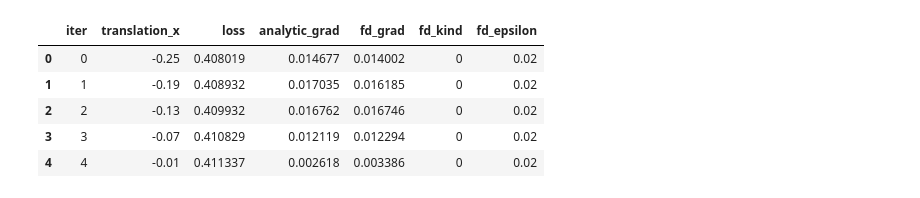
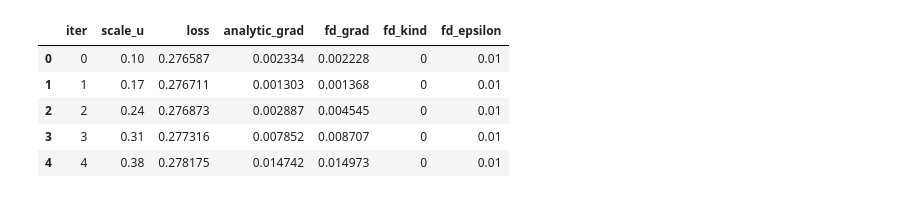
Before and after one commit to M-Gjerde/DifferentiablePointRendering, a Jupyter notebook: python/finite_difference/notebook_scatter.ipynb, the cells around one changed output. Cells and saved outputs as stored; diff of their text form; code cells hidden in the pictures.

```diff
--- a/python/finite_difference/notebook_scatter.ipynb
+++ b/python/finite_difference/notebook_scatter.ipynb
@@ -1,31 +1,31 @@
 # %%
 import pandas as pd
 from pathlib import Path
 
 test = "0"
 index = "2"
-parameter= "translation_x"
+parameter= "scale_u"
 scene = "cornell"
 camera = "camera1"
 csv_path = Path(f"Output/{scene}/{parameter}/{index}/{test}/{camera}_{parameter}_sweep.csv")
 
 if not csv_path.exists():
     raise FileNotFoundError(f"CSV file not found: {csv_path}")
 
 df = pd.read_csv(csv_path)
 
 required_columns = {f"{parameter}", "loss", "analytic_grad", "fd_grad"}
 if not required_columns.issubset(df.columns):
     raise RuntimeError(f"CSV must contain columns: {required_columns}")
 
 df.head()
 # %% [output]
-|  | iter | translation_x | loss | analytic_grad | fd_grad | fd_kind | fd_epsilon |
-| 0 | 0 | -0.25 | 0.408019 | 0.014677 | 0.014002 | 0 | 0.02 |
-| 1 | 1 | -0.19 | 0.408932 | 0.017035 | 0.016185 | 0 | 0.02 |
-| 2 | 2 | -0.13 | 0.409932 | 0.016762 | 0.016746 | 0 | 0.02 |
-| 3 | 3 | -0.07 | 0.410829 | 0.012119 | 0.012294 | 0 | 0.02 |
-| 4 | 4 | -0.01 | 0.411337 | 0.002618 | 0.003386 | 0 | 0.02 |
+|  | iter | scale_u | loss | analytic_grad | fd_grad | fd_kind | fd_epsilon |
+| 0 | 0 | 0.10 | 0.276587 | 0.002334 | 0.002228 | 0 | 0.01 |
+| 1 | 1 | 0.17 | 0.276711 | 0.001303 | 0.001368 | 0 | 0.01 |
+| 2 | 2 | 0.24 | 0.276873 | 0.002887 | 0.004545 | 0 | 0.01 |
+| 3 | 3 | 0.31 | 0.277316 | 0.007852 | 0.008707 | 0 | 0.01 |
+| 4 | 4 | 0.38 | 0.278175 | 0.014742 | 0.014973 | 0 | 0.01 |
 # %%
 
 import matplotlib.pyplot as plt
```
Also changed, not shown: parts of 7 cells of this notebook, 26 other files.
